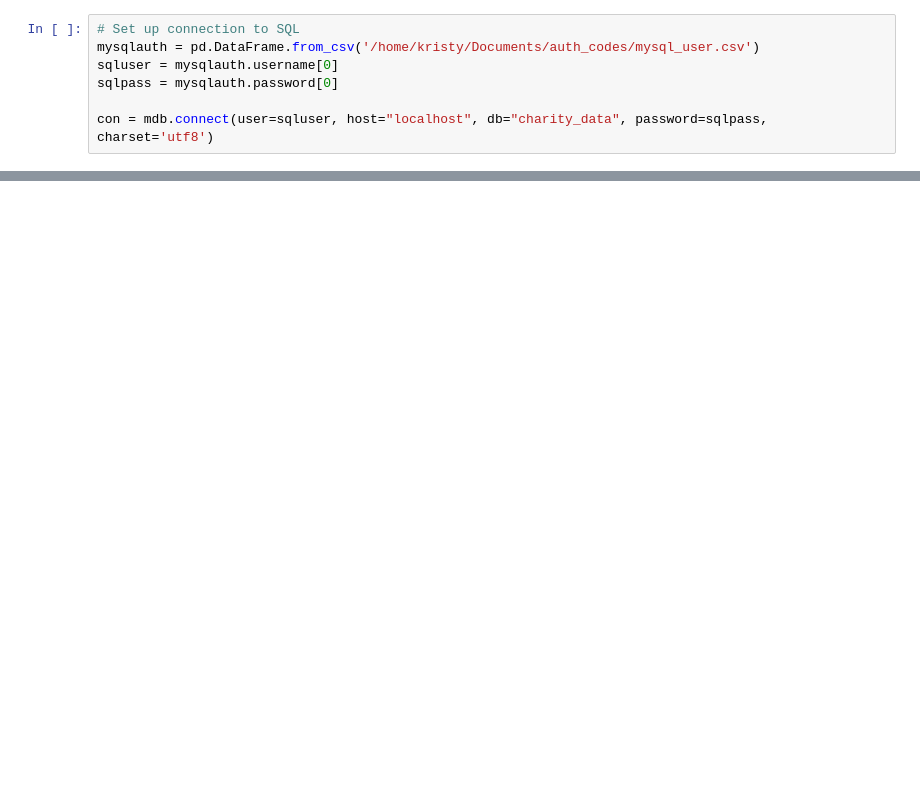
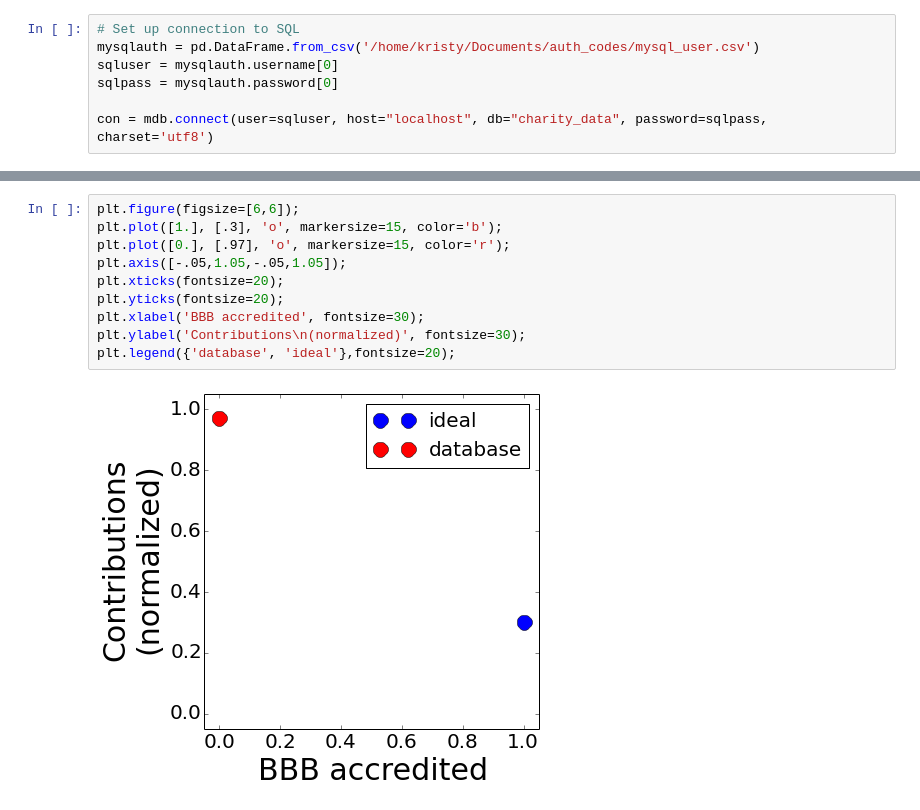
Before and after one commit to kdsimmons/InsightProject, a Jupyter notebook: make_graphs.ipynb, the cells around one changed output, grey strips where cells are left out. Cells and saved outputs as stored; diff of their text form; blank space fills up the shorter version.

```diff
--- a/make_graphs.ipynb
+++ b/make_graphs.ipynb
@@ -387,0 +74,12 @@ nocndf[nocndf['board_size']>0][['name','city','board_size']]
+# %%
+plt.figure(figsize=[6,6]);
+plt.plot([1.], [.3], 'o', markersize=15, color='b');
+plt.plot([0.], [.97], 'o', markersize=15, color='r');
+plt.axis([-.05,1.05,-.05,1.05]);
+plt.xticks(fontsize=20);
+plt.yticks(fontsize=20);
+plt.xlabel('BBB accredited', fontsize=30);
+plt.ylabel('Contributions\n(normalized)', fontsize=30);
+plt.legend({'database', 'ideal'},fontsize=20);
+# %% [output]
+[figure, added]
```
Also changed, not shown: parts of 34 cells of this notebook, 8 other files.
